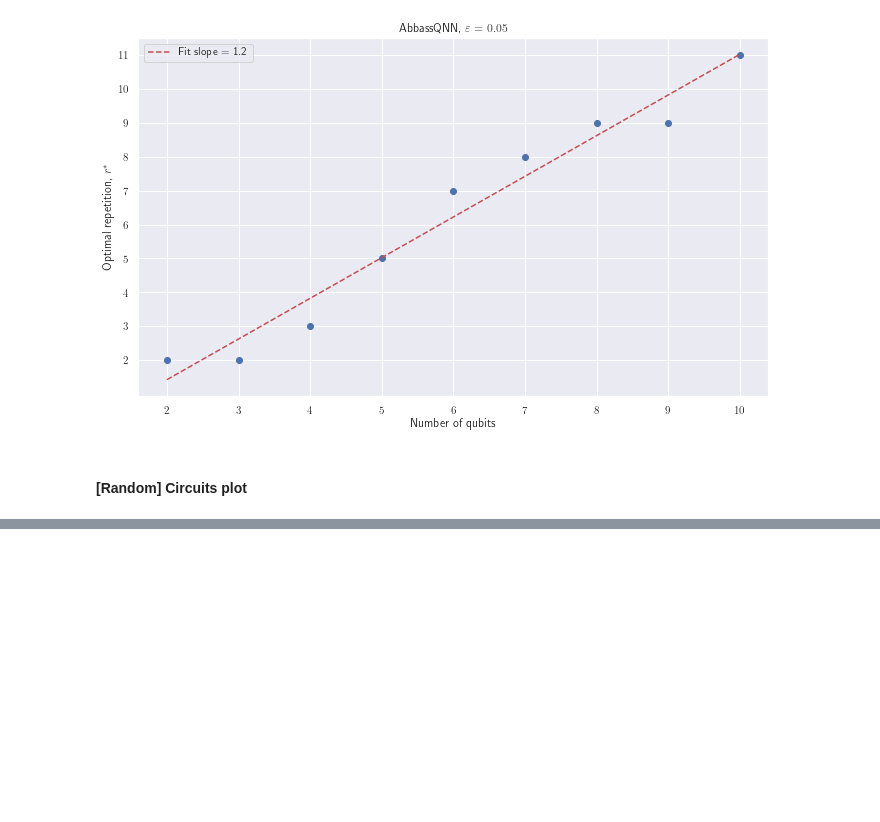
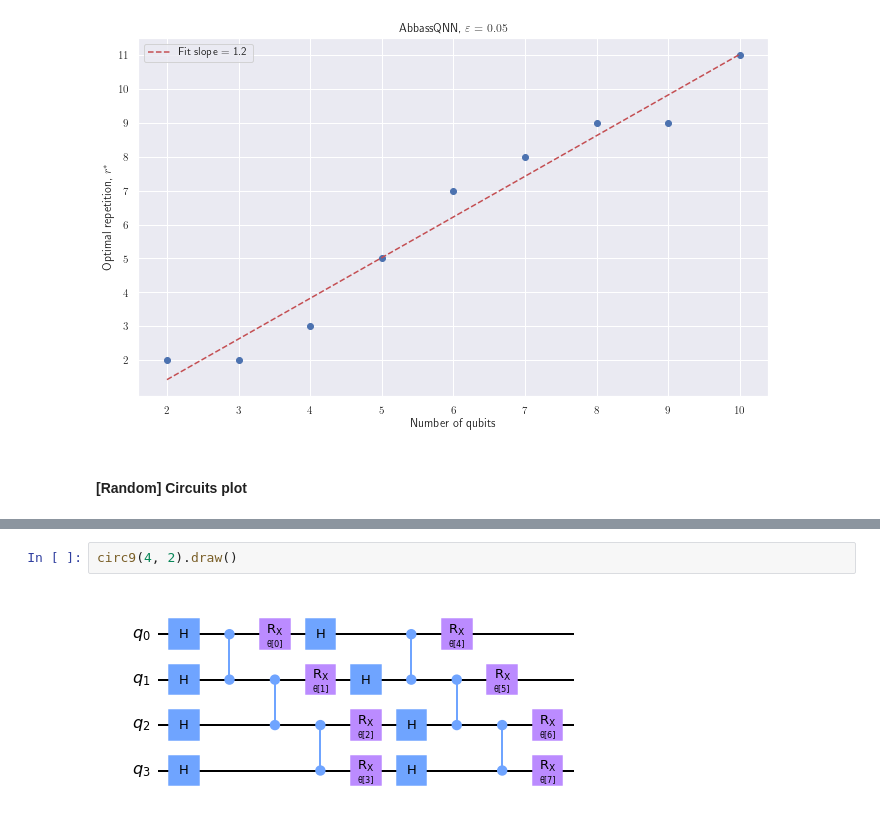
Before and after one commit to mballarin97/mps_qnn, a Jupyter notebook: ent_char/entanglement_characterization/visualizer.ipynb, the cells around one changed output, grey strips where cells are left out. Saved outputs shown, nothing was run; the diff lists cells and outputs as text; blank space fills up the shorter version.

```diff
--- a/ent_char/entanglement_characterization/visualizer.ipynb
+++ b/ent_char/entanglement_characterization/visualizer.ipynb
@@ -143,0 +117,4 @@ qc.metadata
+# %%
+circ9(4, 2).draw()
+# %% [output]
+[figure, added]
```
Also changed, not shown: parts of 11 cells of this notebook, 1 other file.
